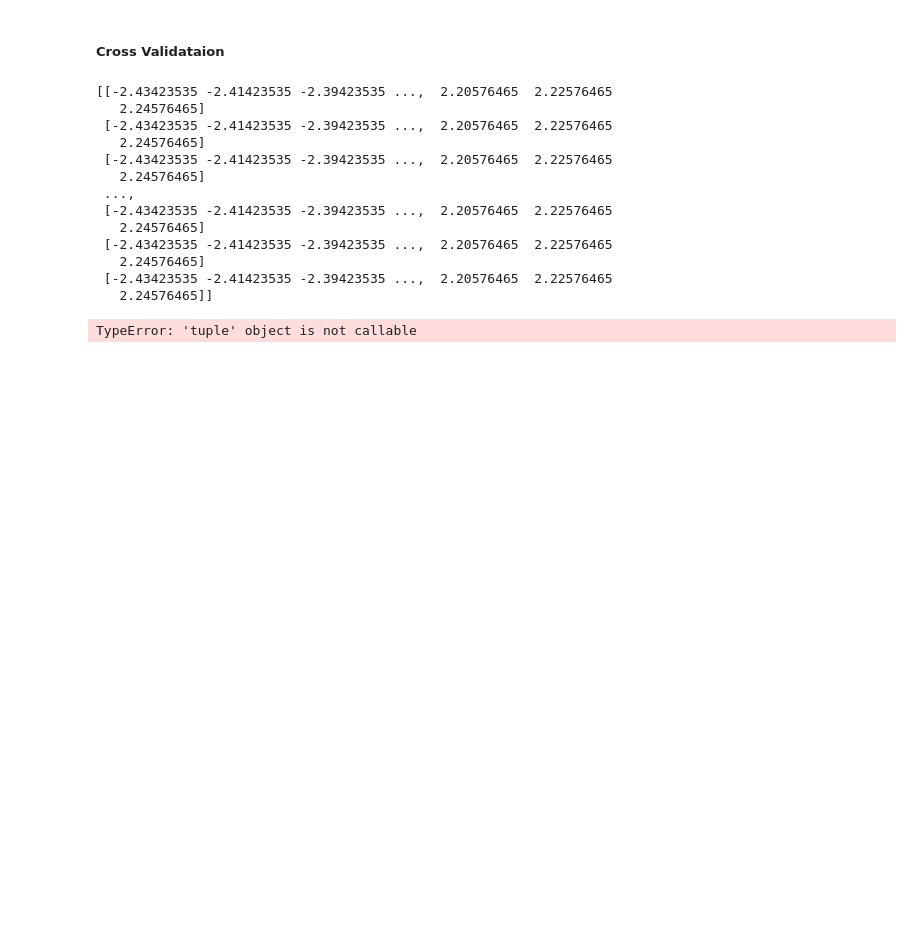
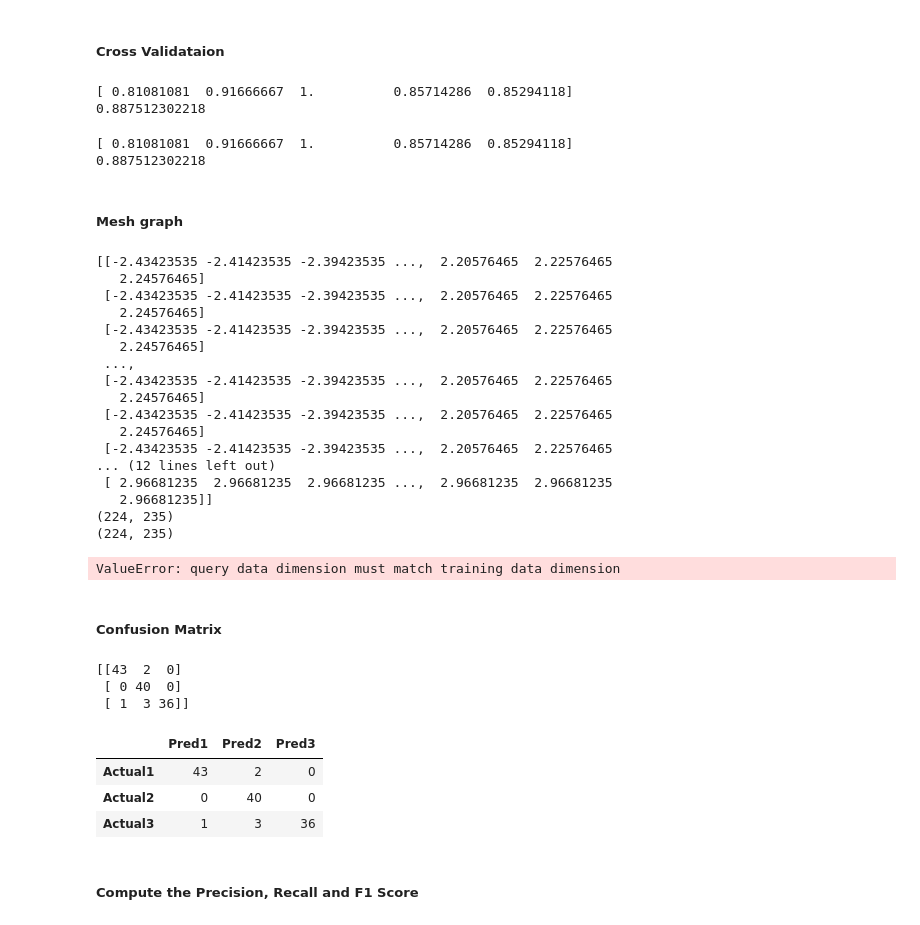
Before and after one commit to johnmhogan/DAT_20_Students, a Jupyter notebook: EVCinNYC/Lecture10Classwork/Lec10_inclass_wine.ipynb, the cells around one changed output. Saved outputs shown, nothing was run; the diff lists cells and outputs as text; code cells hidden in the pictures; blank space fills up the shorter version.

```diff
--- a/EVCinNYC/Lecture10Classwork/Lec10_inclass_wine.ipynb
+++ b/EVCinNYC/Lecture10Classwork/Lec10_inclass_wine.ipynb
@@ -86,15 +122,30 @@ plt.ylabel="score"
 # %% [markdown]
 ##### Cross Validataion
 # %%
-# from sklearn.datasets import load_iris
-# from sklearn.cross_validation import cross_val_score
+from sklearn.datasets import load_iris
+from sklearn.cross_validation import cross_val_score
 
-# clf = neighbors.KNeighborsClassifier(5, weights="uniform")
-# clf.fit(winedata, wineclass)
+clf = neighbors.KNeighborsClassifier(5, weights="uniform")
+clf.fit(winedata, wineclass)
 
-# scores = cross_val_score(clf, winedata, wineclass, cv=5)
-# print scores
-# print scores.mean()
+scores = cross_val_score(clf, winedata, wineclass, cv=5)
+print scores
+print scores.mean()
+# %% [output]
+[ 0.81081081  0.91666667  1.          0.85714286  0.85294118]
+0.887512302218
+# %%
+clf2 = neighbors.KNeighborsClassifier(5, weights="distance")
+clf2.fit(winedata, wineclass)
+
+scores2 = cross_val_score(clf2, winedata, wineclass, cv=5)
+print scores2
+print scores2.mean()
+# %% [output]
+[ 0.81081081  0.91666667  1.          0.85714286  0.85294118]
+0.887512302218
+# %% [markdown]
+##### Mesh graph
 # %%
 clf = neighbors.KNeighborsClassifier(11, weights='uniform')
 
@@ -112,7 +163,11 @@ x_max, y_max = winedata.max()[['alcohol', 'proline']]
 xx, yy = np.meshgrid(np.arange(x_min, x_max, h), np.arange(y_min, y_max, h))
 
 print xx
-print xx.shape()
+print yy
+
+print xx.shape
+print yy.shape
+
 
 Z = clf.predict(np.c_[xx.ravel(), yy.ravel()])
 
@@ -133,5 +188,36 @@ plt.pcolormesh(xx, yy, Z, cmap=cmap_light)
  [-2.43423535 -2.41423535 -2.39423535 ...,  2.20576465  2.22576465
    2.24576465]
  [-2.43423535 -2.41423535 -2.39423535 ...,  2.20576465  2.22576465
-   2.24576465]]
+... (12 lines left out)
+ [ 2.96681235  2.96681235  2.96681235 ...,  2.96681235  2.96681235
+   2.96681235]]
+(224, 235)
+(224, 235)
-TypeError: 'tuple' object is not callable
+ValueError: query data dimension must match training data dimension
+# %% [markdown]
+##### Confusion Matrix
+# %%
+#Predict 1 Predict 2 Predict 3 is columns
+#Actual 1, Actual 2, Actual 3 is rows
+#So can see here where had a couple wrong predictions
+
+from sklearn import metrics
+
+y_pred = clf.predict(X_test)
+
+print metrics.confusion_matrix(y_pred, y_test)
+
+conf_matrix = metrics.confusion_matrix(y_pred, y_test)
+# %% [output]
+[[43  2  0]
+ [ 0 40  0]
+ [ 1  3 36]]
+# %%
+pd.DataFrame(conf_matrix, columns=['Pred1','Pred2','Pred3'], index=['Actual1', 'Actual2','Actual3'])
+# %% [output]
+|  | Pred1 | Pred2 | Pred3 |
+| Actual1 | 43 | 2 | 0 |
+| Actual2 | 0 | 40 | 0 |
+| Actual3 | 1 | 3 | 36 |
+# %% [markdown]
+##### Compute the Precision, Recall and F1 Score
```
Also changed, not shown: parts of 11 cells of this notebook, 17 other files.
